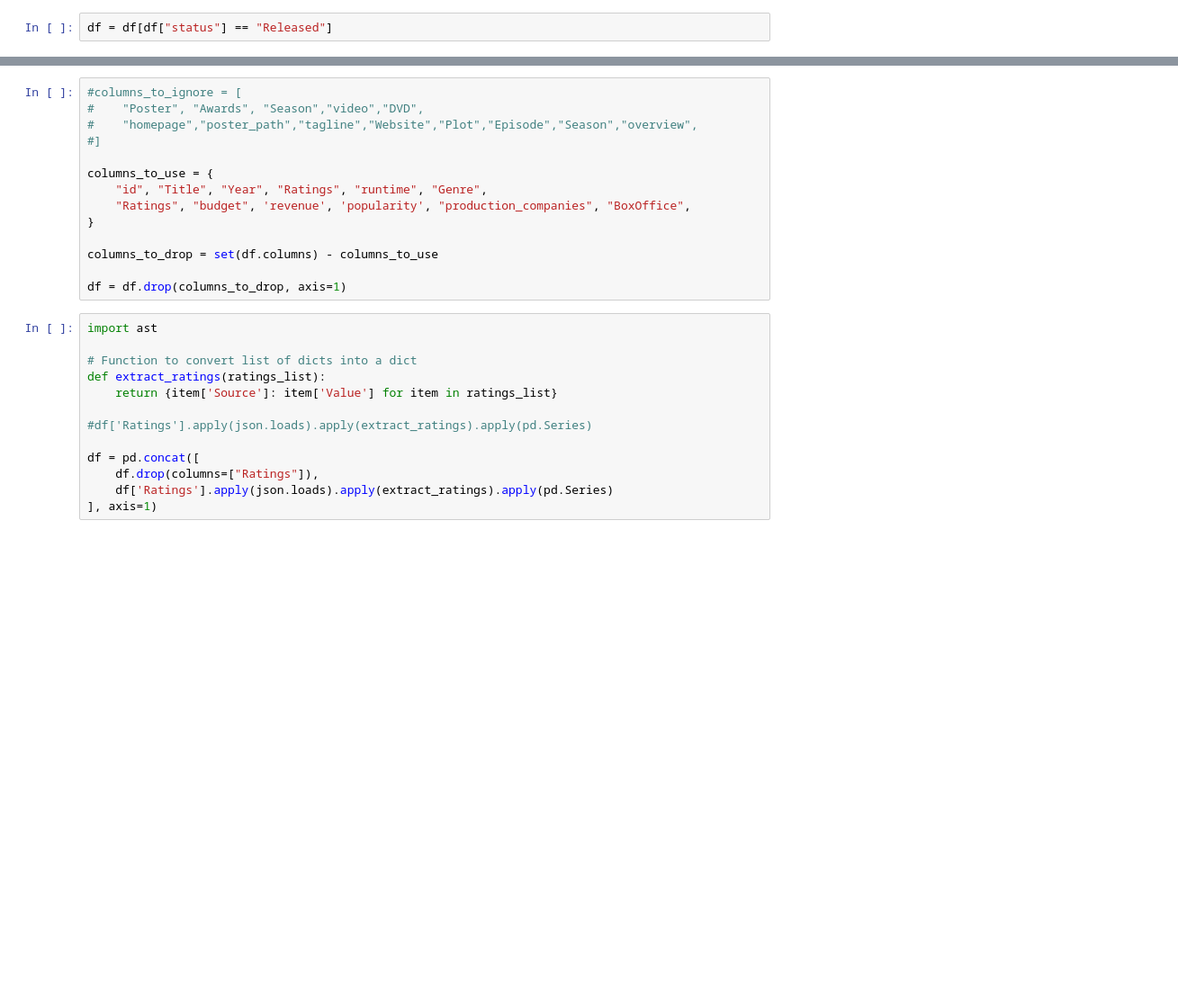
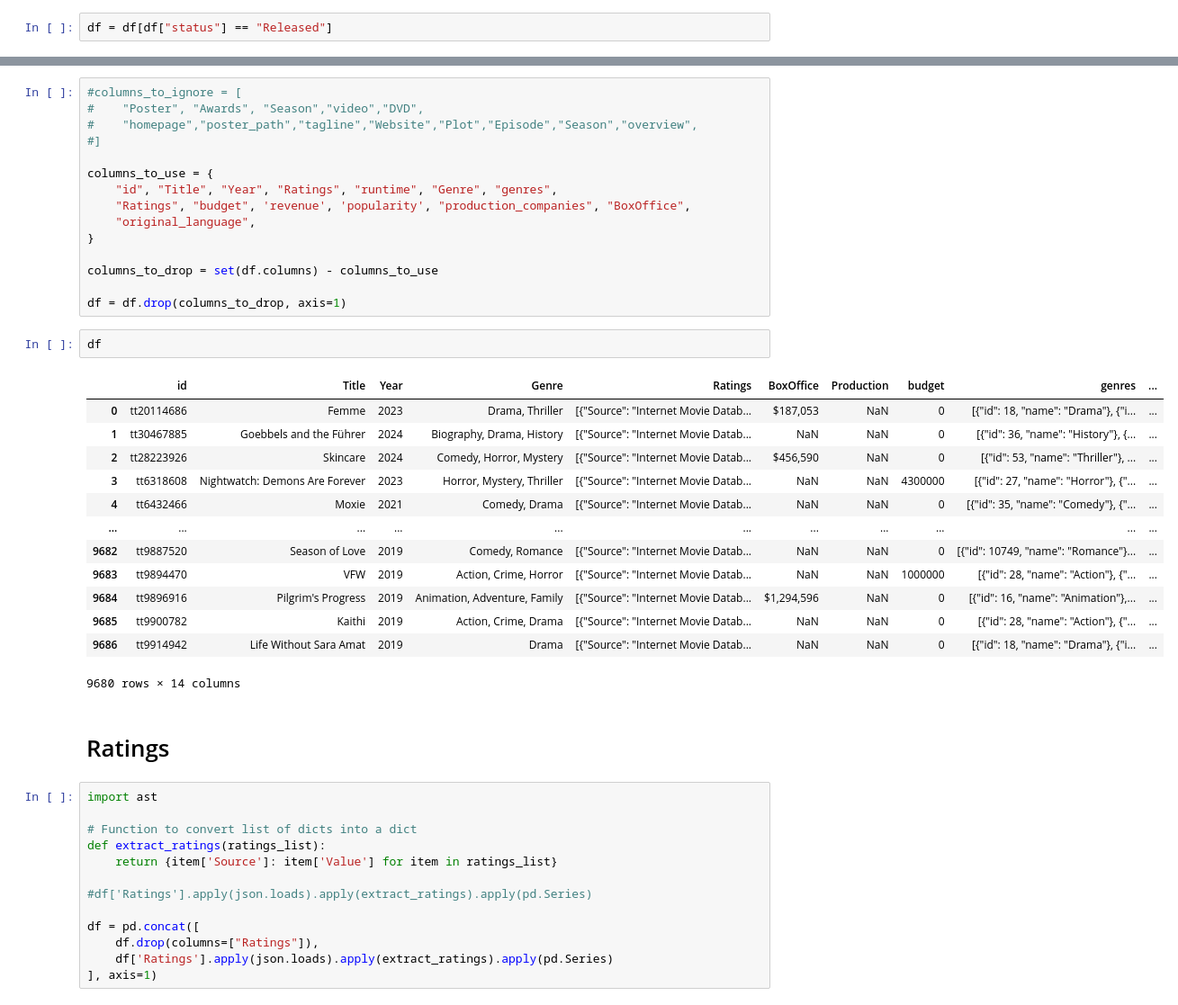
Before and after one commit to talis-fb/movies_study, a Jupyter notebook: limpeza.ipynb, the cells around one changed output, grey strips where cells are left out. Shown at 90% size. Drawn from its saved outputs; the diff is of its cells as text; blank space fills up the shorter version.

```diff
--- a/limpeza.ipynb
+++ b/limpeza.ipynb
@@ -34,13 +43,32 @@ Index(['Unnamed: 0', 'id', 'value_x', 'Title', 'Year', 'Rated', 'Released',
 #]
 
 columns_to_use = {
-    "id", "Title", "Year", "Ratings", "runtime", "Genre",
+    "id", "Title", "Year", "Ratings", "runtime", "Genre", "genres",
     "Ratings", "budget", 'revenue', 'popularity', "production_companies", "BoxOffice",
+    "original_language",
 }
 
 columns_to_drop = set(df.columns) - columns_to_use
 
 df = df.drop(columns_to_drop, axis=1)
+# %%
+df
+# %% [output]
+|  | id | Title | Year | Genre | Ratings | BoxOffice | Production | budget | genres | ... |
+| 0 | tt20114686 | Femme | 2023 | Drama, Thriller | [{"Source": "Internet Movie Datab... | $187,053 | NaN | 0 | [{"id": 18, "name": "Drama"}, {"i... | ... |
+| 1 | tt30467885 | Goebbels and the Führer | 2024 | Biography, Drama, History | [{"Source": "Internet Movie Datab... | NaN | NaN | 0 | [{"id": 36, "name": "History"}, {... | ... |
+| 2 | tt28223926 | Skincare | 2024 | Comedy, Horror, Mystery | [{"Source": "Internet Movie Datab... | $456,590 | NaN | 0 | [{"id": 53, "name": "Thriller"}, ... | ... |
+| 3 | tt6318608 | Nightwatch: Demons Are Forever | 2023 | Horror, Mystery, Thriller | [{"Source": "Internet Movie Datab... | NaN | NaN | 4300000 | [{"id": 27, "name": "Horror"}, {"... | ... |
+| 4 | tt6432466 | Moxie | 2021 | Comedy, Drama | [{"Source": "Internet Movie Datab... | NaN | NaN | 0 | [{"id": 35, "name": "Comedy"}, {"... | ... |
+| ... | ... | ... | ... | ... | ... | ... | ... | ... | ... | ... |
+| 9682 | tt9887520 | Season of Love | 2019 | Comedy, Romance | [{"Source": "Internet Movie Datab... | NaN | NaN | 0 | [{"id": 10749, "name": "Romance"}... | ... |
+| 9683 | tt9894470 | VFW | 2019 | Action, Crime, Horror | [{"Source": "Internet Movie Datab... | NaN | NaN | 1000000 | [{"id": 28, "name": "Action"}, {"... | ... |
+| 9684 | tt9896916 | Pilgrim's Progress | 2019 | Animation, Adventure, Family | [{"Source": "Internet Movie Datab... | $1,294,596 | NaN | 0 | [{"id": 16, "name": "Animation"},... | ... |
+| 9685 | tt9900782 | Kaithi | 2019 | Action, Crime, Drama | [{"Source": "Internet Movie Datab... | NaN | NaN | 0 | [{"id": 28, "name": "Action"}, {"... | ... |
+| 9686 | tt9914942 | Life Without Sara Amat | 2019 | Drama | [{"Source": "Internet Movie Datab... | NaN | NaN | 0 | [{"id": 18, "name": "Drama"}, {"i... | ... |
+9680 rows × 14 columns
+# %% [markdown]
+# Ratings
 # %%
 import ast
 
```
Also changed, not shown: parts of 26 cells of this notebook, 4 other files.
